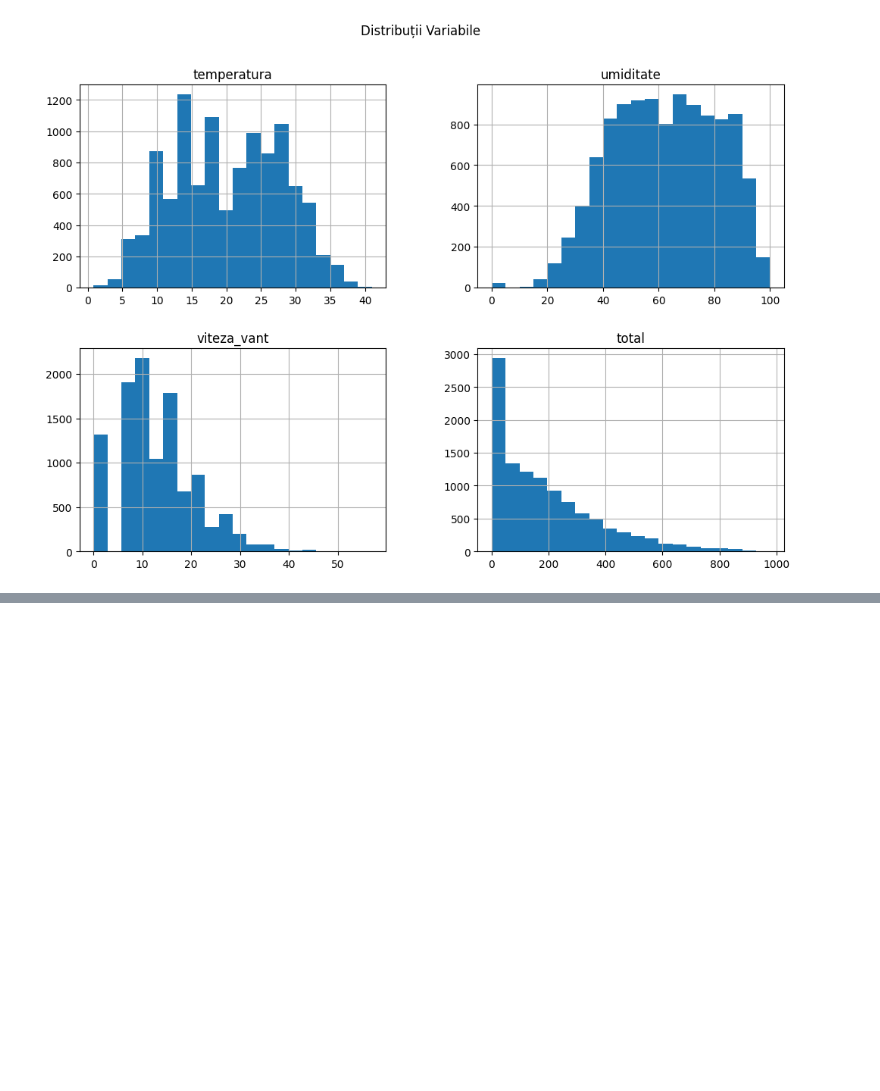
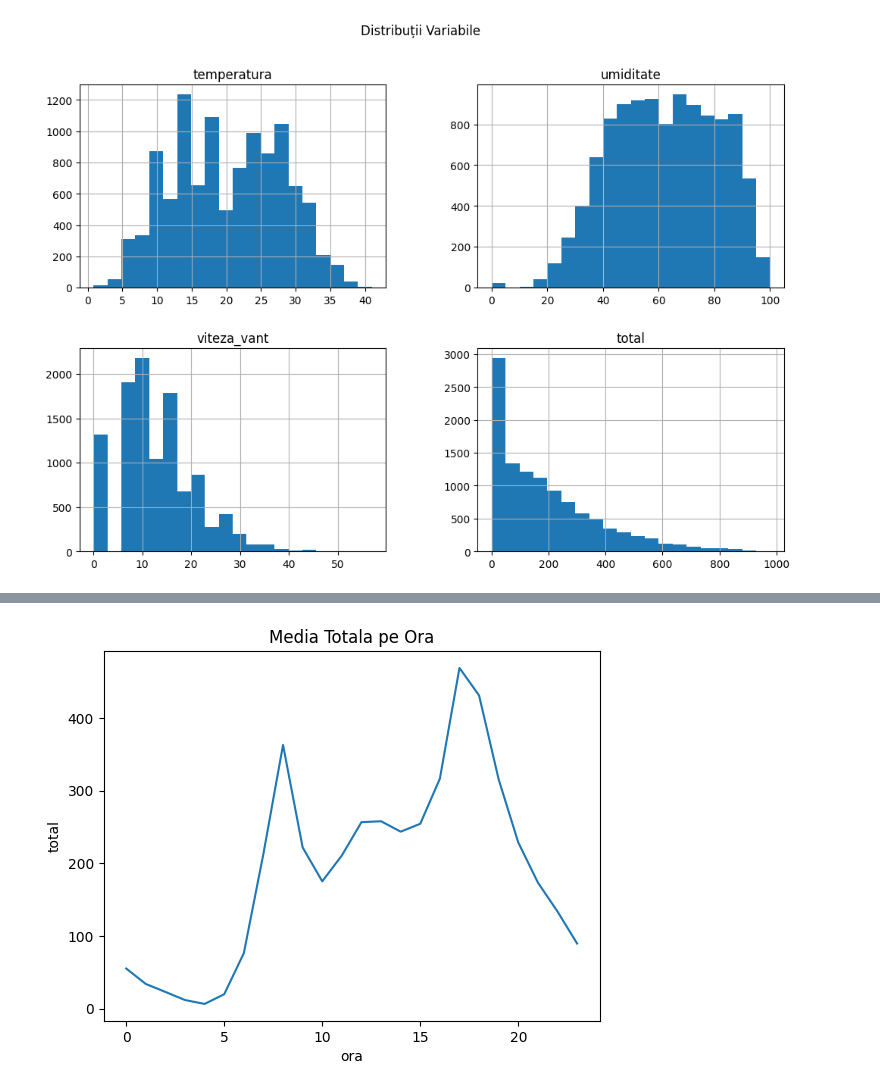
Before and after one commit to denboba/Machine-Learning, a Jupyter notebook: tema/tema1_abdulkadir gobena-denboba.ipynb, the cells around one changed output, grey strips where cells are left out. Saved outputs shown, nothing was run; the diff lists cells and outputs as text; code cells hidden in the pictures; blank space fills up the shorter version.

```diff
--- a/tema/tema1_abdulkadir gobena-denboba.ipynb
+++ b/tema/tema1_abdulkadir gobena-denboba.ipynb
@@ -39,0 +59,8 @@ plt.show()
+# %%
+# Graphic temporal # examplu media totala pe ora
+df_train['ora'] = df_train['data_ora'].dt.hour
+sns.lineplot(x='ora', y='total', data=df_train.groupby('ora').mean().reset_index())
+plt.title('Media Totala pe Ora')
+plt.show()
+# %% [output]
+[figure, added]
```
Also changed, not shown: parts of 8 cells of this notebook.
